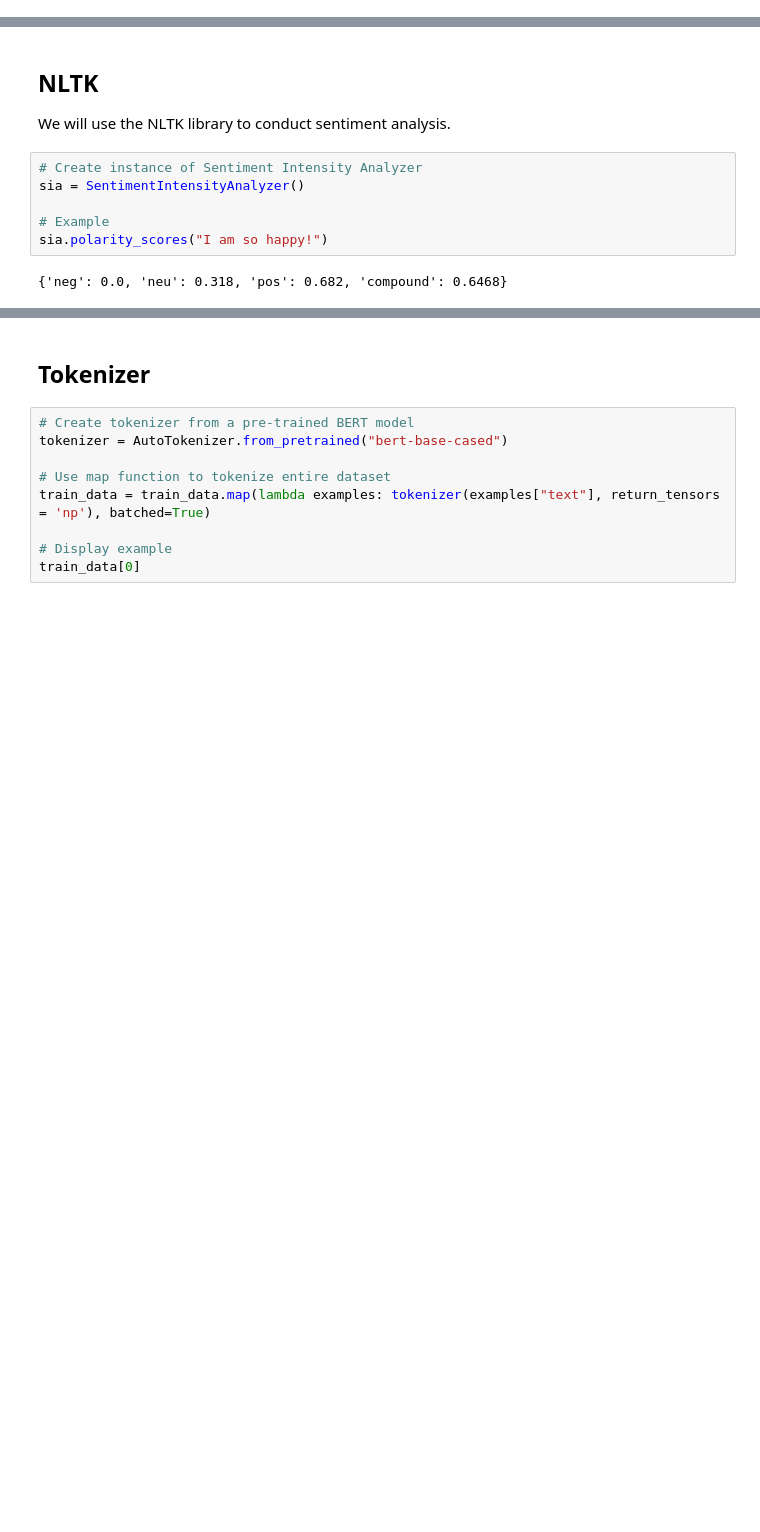
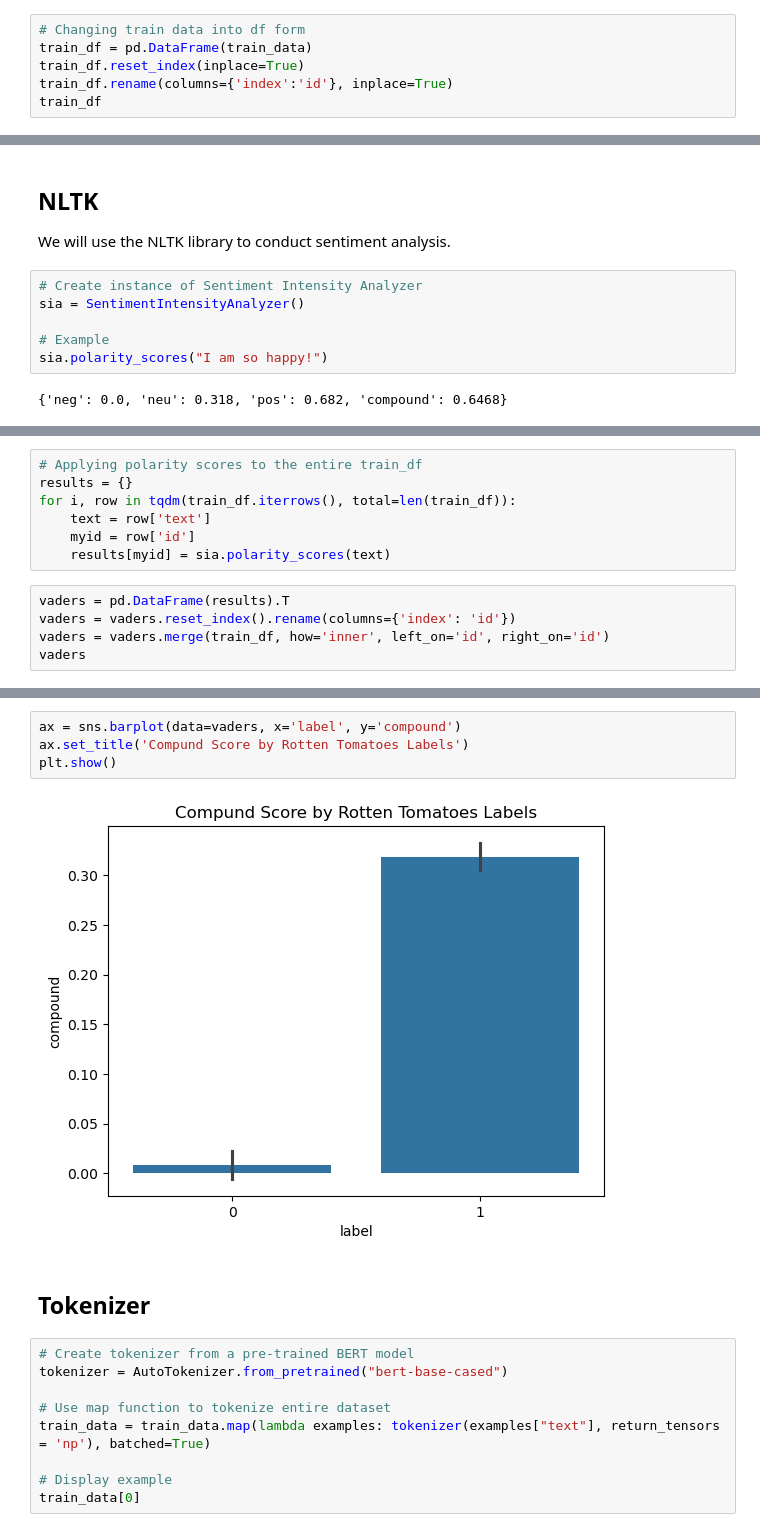
Before and after one commit to AnaqiAmir/Rotten-Tomatoes-Sentiment-Analyst, a Jupyter notebook: analysis.ipynb, the cells around one changed output, grey strips where cells are left out. Cells and saved outputs as stored; diff of their text form; blank space fills up the shorter version.

```diff
--- a/analysis.ipynb
+++ b/analysis.ipynb
@@ -61,3 +61,9 @@ train_data[0]
 # %%
 # Data features
 train_data.features
+# %%
+# Changing train data into df form
+train_df = pd.DataFrame(train_data)
+train_df.reset_index(inplace=True)
+train_df.rename(columns={'index':'id'}, inplace=True)
+train_df
@@ -88,0 +104,12 @@ sia.polarity_scores("I am so sad")
+# %%
+# Applying polarity scores to the entire train_df
+results = {}
+for i, row in tqdm(train_df.iterrows(), total=len(train_df)):
+    text = row['text']
+    myid = row['id']
+    results[myid] = sia.polarity_scores(text)
+# %%
+vaders = pd.DataFrame(results).T
+vaders = vaders.reset_index().rename(columns={'index': 'id'})
+vaders = vaders.merge(train_df, how='inner', left_on='id', right_on='id')
+vaders
@@ -89,3 +130,9 @@ sia.polarity_scores("I am so sad")
+# %%
+ax = sns.barplot(data=vaders, x='label', y='compound')
+ax.set_title('Compund Score by Rotten Tomatoes Labels')
+plt.show()
+# %% [output]
+[figure, added]
 # %% [markdown]
 ## Tokenizer
 # %%
```
Also changed, not shown: parts of 5 cells of this notebook.
